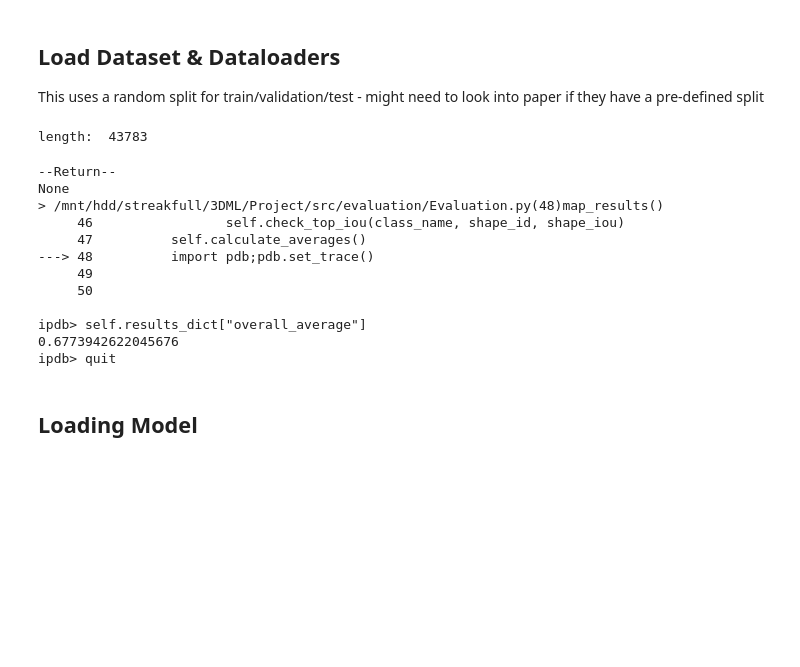
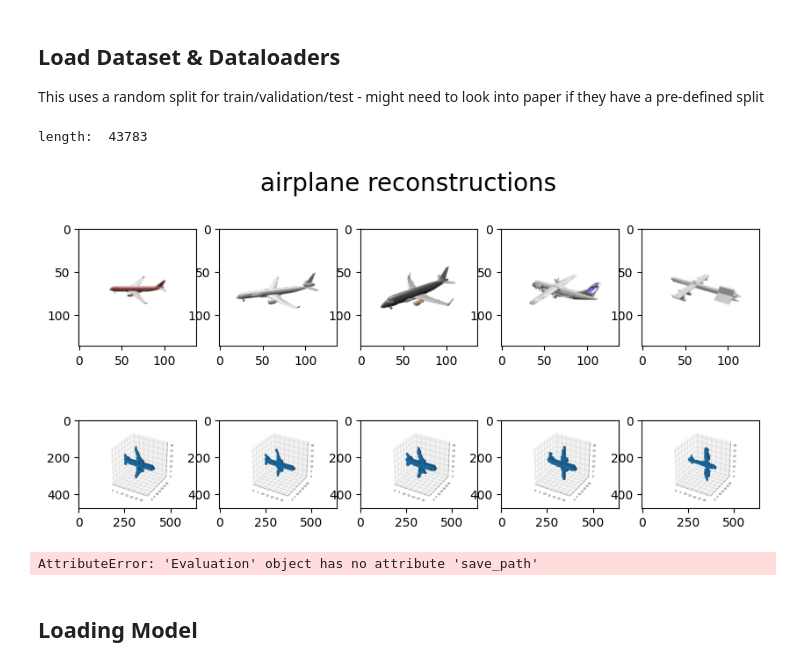
Before and after one commit to Streakfull/3DML, a Jupyter notebook: Project/src/train-Copy1.ipynb, the cells around one changed output. Drawn from its saved outputs; the diff is of its cells as text; code cells hidden in the pictures; blank space fills up the shorter version.

Commit message:
adds visualization to evaluation

```diff
--- a/Project/src/train-Copy1.ipynb
+++ b/Project/src/train-Copy1.ipynb
@@ -62,51 +62,42 @@ mkdir(f"{experiment_dir}/visuals")
 ## Load Dataset & Dataloaders
 This uses a random split for train/validation/test - might need to look into paper if they have a pre-defined split
 # %%
-dataset = ShapeNet(cat="all",is_overfit=False, nimgs=1) #Change overfit param here & cat here
+dataset = ShapeNet(cat="all",is_overfit=False, nimgs=16) #Change overfit param here & cat here
 print('length: ', len(dataset))
 dataset[0]
 # train_ds, valid_ds, test_ds = torch.utils.data.random_split(
 #     dataset, [35026, 4379, 4378])
 
 train_ds, valid_ds, test_ds = torch.utils.data.random_split(
      dataset, [35026, 64, 8693])
 
 train_dataloader = torch.utils.data.DataLoader(
         train_ds,   # Datasets return data one sample at a time; Dataloaders use them and aggregate samples into batches
         batch_size=config['batch_size'],   # The size of batches is defined here
         shuffle=True,    # Shuffling the order of samples is useful during training to prevent that the network learns to depend on the order of the input data
         num_workers=6,   # Data is usually loaded in parallel by num_workers
         pin_memory=True,  # This is an implementation detail to speed up data uploading to the GPU
         # worker_init_fn=train_dataset.worker_init_fn  TODO: Uncomment this line if you are using shapenet_zip on Google Colab
     )
 
 validation_dataloader = torch.utils.data.DataLoader(
         valid_ds,   # Datasets return data one sample at a time; Dataloaders use them and aggregate samples into batches
         batch_size=config['batch_size'],   # The size of batches is defined here
         shuffle=True,    # Shuffling the order of samples is useful during training to prevent that the network learns to depend on the order of the input data
         num_workers=6,   # Data is usually loaded in parallel by num_workers
         pin_memory=True,  # This is an implementation detail to speed up data uploading to the GPU
         # worker_init_fn=train_dataset.worker_init_fn  TODO: Uncomment this line if you are using shapenet_zip on Google Colab
     )
 
 
 evaluator = Evaluation(validation_dataloader, model, device, experiment_dir)
 evaluator.evaluate()
-evaluator.save_dict()
+evaluator.visualizations()
+#evaluator.save_dict()
 # %% [output]
 length:  43783
+[figure, added]
---Return--
-None
-> /mnt/hdd/streakfull/3DML/Project/src/evaluation/Evaluation.py(48)map_results()
-     46                 self.check_top_iou(class_name, shape_id, shape_iou)
-     47          self.calculate_averages()
----> 48          import pdb;pdb.set_trace()
-     49
-     50
-
-ipdb> self.results_dict["overall_average"]
-0.6773942622045676
-ipdb> quit
+AttributeError: 'Evaluation' object has no attribute 'save_path'
 # %% [markdown]
 ## Loading Model
 # %%
```
Also changed, not shown: 2 other files.
